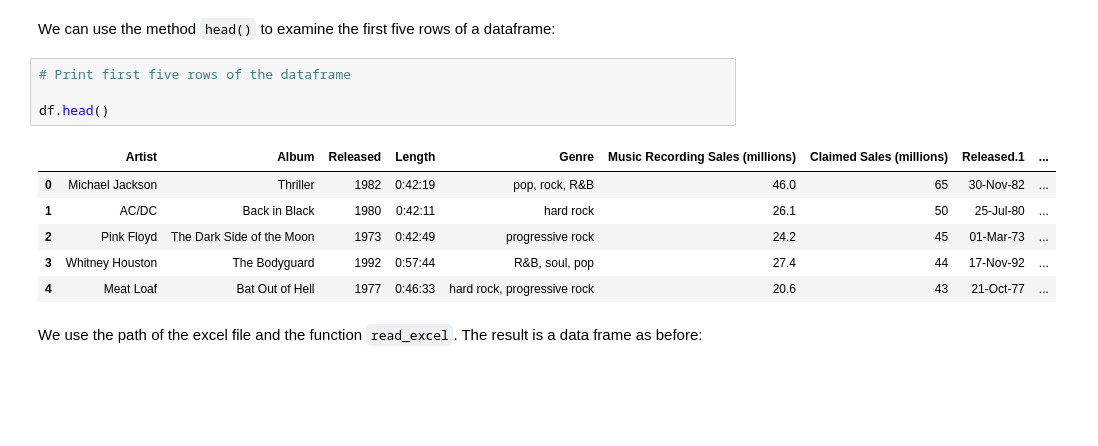
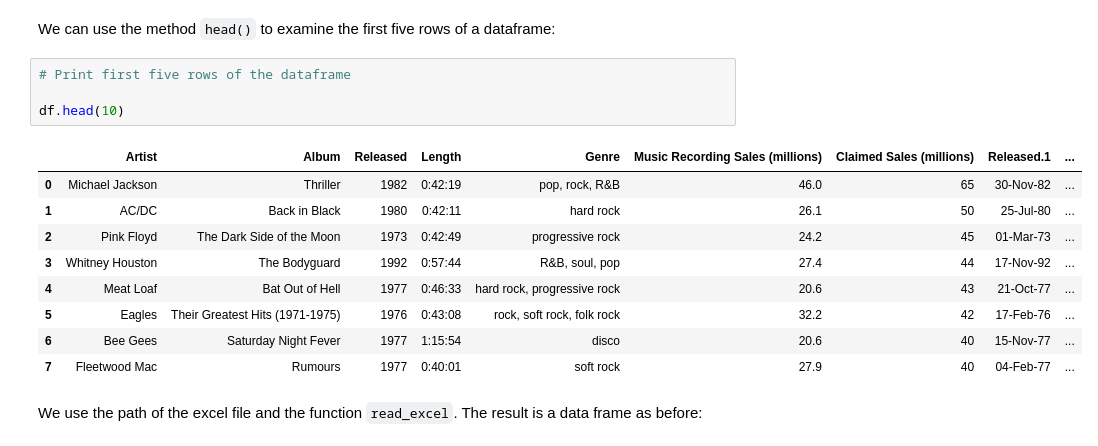
Before and after one commit to josebalm/Academic, a Jupyter notebook: Data_Scients/3.0 Pandas/1.0 Parctice_1.2_Loading_With_Pandas.ipynb, the cells around one changed output. Saved outputs shown, nothing was run; the diff lists cells and outputs as text; blank space fills up the shorter version.

```diff
--- a/Data_Scients/3.0 Pandas/1.0 Parctice_1.2_Loading_With_Pandas.ipynb
+++ b/Data_Scients/3.0 Pandas/1.0 Parctice_1.2_Loading_With_Pandas.ipynb
@@ -206,14 +206,17 @@ We can use the method <code>head()</code> to examine the first five rows of a da
 # %%
 # Print first five rows of the dataframe
 
-df.head()
+df.head(10)
 # %% [output]
 |  | Artist | Album | Released | Length | Genre | Music Recording Sales (millions) | Claimed Sales (millions) | Released.1 | ... |
 | 0 | Michael Jackson | Thriller | 1982 | 0:42:19 | pop, rock, R&B | 46.0 | 65 | 30-Nov-82 | ... |
 | 1 | AC/DC | Back in Black | 1980 | 0:42:11 | hard rock | 26.1 | 50 | 25-Jul-80 | ... |
 | 2 | Pink Floyd | The Dark Side of the Moon | 1973 | 0:42:49 | progressive rock | 24.2 | 45 | 01-Mar-73 | ... |
 | 3 | Whitney Houston | The Bodyguard | 1992 | 0:57:44 | R&B, soul, pop | 27.4 | 44 | 17-Nov-92 | ... |
 | 4 | Meat Loaf | Bat Out of Hell | 1977 | 0:46:33 | hard rock, progressive rock | 20.6 | 43 | 21-Oct-77 | ... |
+| 5 | Eagles | Their Greatest Hits (1971-1975) | 1976 | 0:43:08 | rock, soft rock, folk rock | 32.2 | 42 | 17-Feb-76 | ... |
+| 6 | Bee Gees | Saturday Night Fever | 1977 | 1:15:54 | disco | 20.6 | 40 | 15-Nov-77 | ... |
+| 7 | Fleetwood Mac | Rumours | 1977 | 0:40:01 | soft rock | 27.9 | 40 | 04-Feb-77 | ... |
 # %% [markdown]
 We use the path of the excel file and the function <code>read_excel</code>. The result is a data frame as before:
 # %%
```
Also changed, not shown: parts of 1 cell of this notebook, 7 other files.
